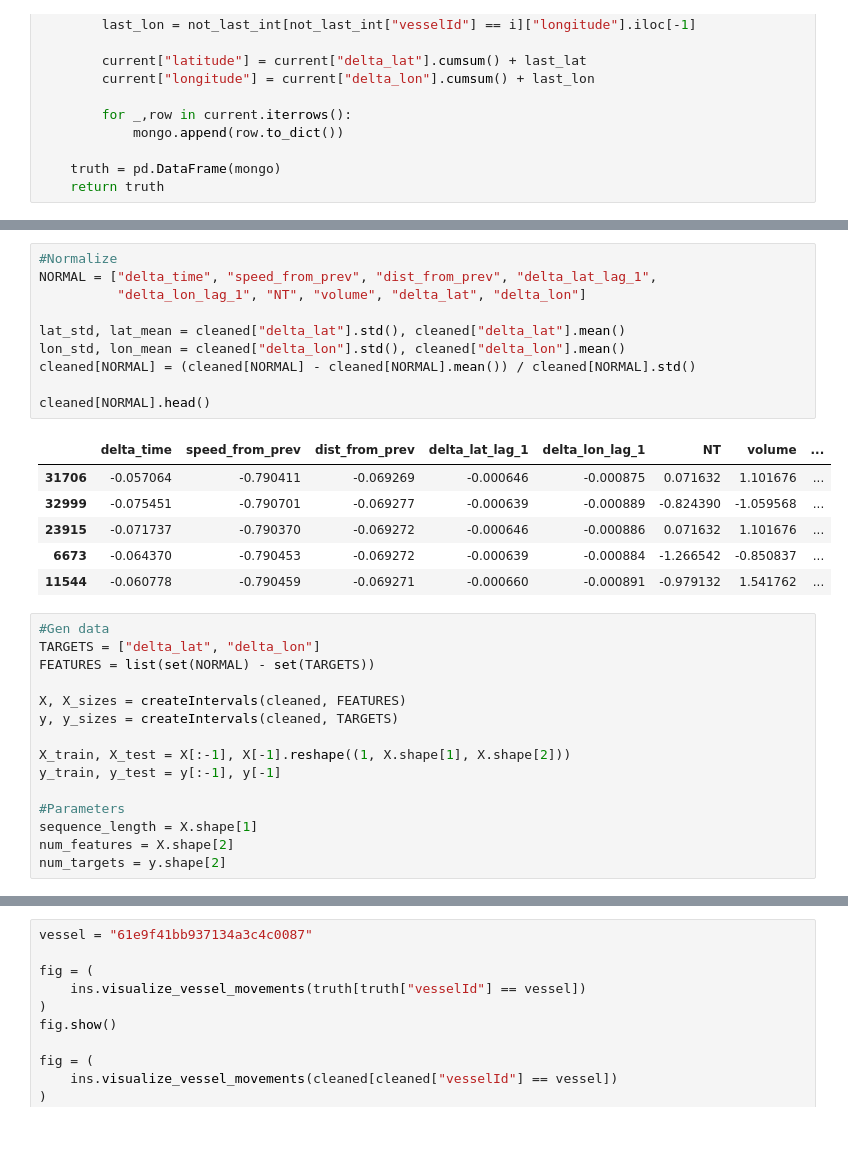
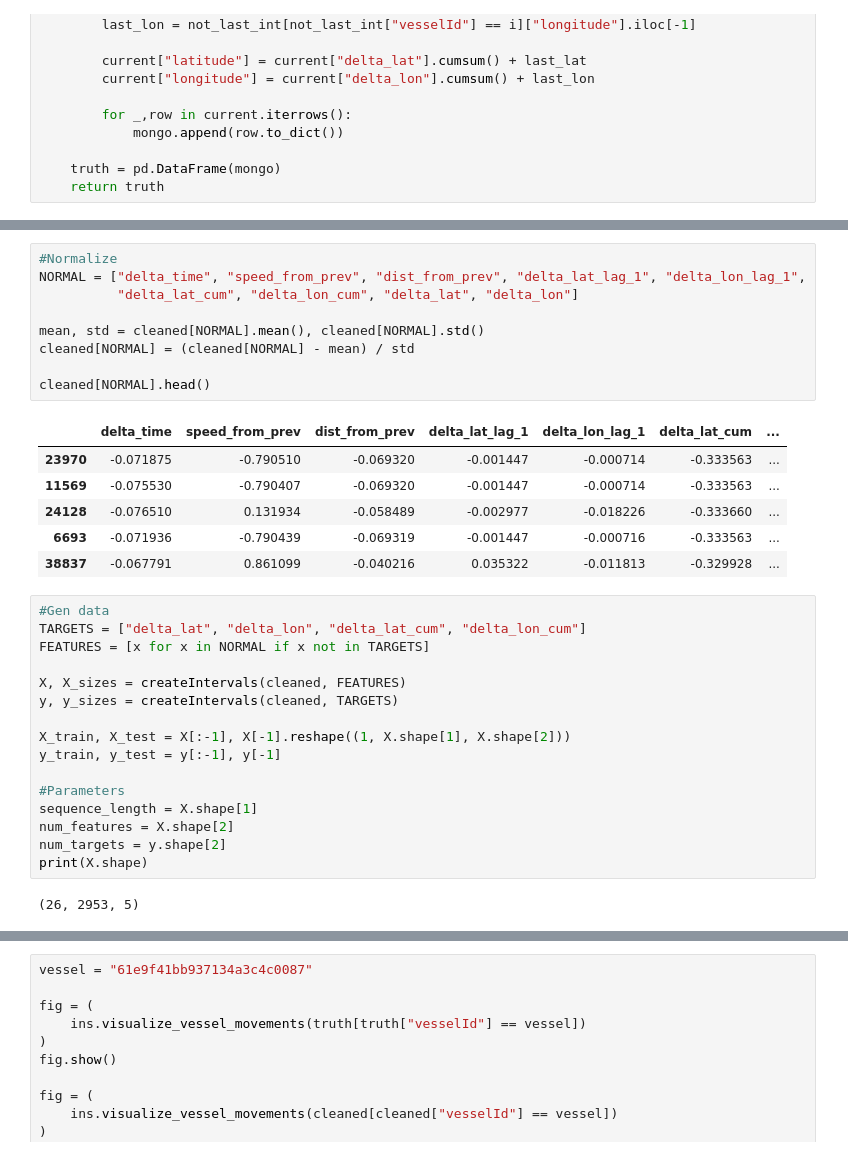
Before and after one commit to baconmoontwist/ML, a Jupyter notebook: rydding/randomforest.ipynb, the cells around one changed output, grey strips where cells are left out. Drawn from its saved outputs; the diff is of its cells as text.

```diff
--- a/rydding/randomforest.ipynb
+++ b/rydding/randomforest.ipynb
@@ -126,24 +128,23 @@ cleaned.head()
 # %%
 #Normalize
-NORMAL = ["delta_time", "speed_from_prev", "dist_from_prev", "delta_lat_lag_1",
-          "delta_lon_lag_1", "NT", "volume", "delta_lat", "delta_lon"]
+NORMAL = ["delta_time", "speed_from_prev", "dist_from_prev", "delta_lat_lag_1", "delta_lon_lag_1",
+          "delta_lat_cum", "delta_lon_cum", "delta_lat", "delta_lon"]
 
-lat_std, lat_mean = cleaned["delta_lat"].std(), cleaned["delta_lat"].mean()
-lon_std, lon_mean = cleaned["delta_lon"].std(), cleaned["delta_lon"].mean()
-cleaned[NORMAL] = (cleaned[NORMAL] - cleaned[NORMAL].mean()) / cleaned[NORMAL].std()
+mean, std = cleaned[NORMAL].mean(), cleaned[NORMAL].std()
+cleaned[NORMAL] = (cleaned[NORMAL] - mean) / std
 
 cleaned[NORMAL].head()
 # %% [output]
-|  | delta_time | speed_from_prev | dist_from_prev | delta_lat_lag_1 | delta_lon_lag_1 | NT | volume | ... |
-| 31706 | -0.057064 | -0.790411 | -0.069269 | -0.000646 | -0.000875 | 0.071632 | 1.101676 | ... |
-| 32999 | -0.075451 | -0.790701 | -0.069277 | -0.000639 | -0.000889 | -0.824390 | -1.059568 | ... |
-| 23915 | -0.071737 | -0.790370 | -0.069272 | -0.000646 | -0.000886 | 0.071632 | 1.101676 | ... |
-| 6673 | -0.064370 | -0.790453 | -0.069272 | -0.000639 | -0.000884 | -1.266542 | -0.850837 | ... |
-| 11544 | -0.060778 | -0.790459 | -0.069271 | -0.000660 | -0.000891 | -0.979132 | 1.541762 | ... |
+|  | delta_time | speed_from_prev | dist_from_prev | delta_lat_lag_1 | delta_lon_lag_1 | delta_lat_cum | ... |
+| 23970 | -0.071875 | -0.790510 | -0.069320 | -0.001447 | -0.000714 | -0.333563 | ... |
+| 11569 | -0.075530 | -0.790407 | -0.069320 | -0.001447 | -0.000714 | -0.333563 | ... |
+| 24128 | -0.076510 | 0.131934 | -0.058489 | -0.002977 | -0.018226 | -0.333660 | ... |
+| 6693 | -0.071936 | -0.790439 | -0.069319 | -0.001447 | -0.000716 | -0.333563 | ... |
+| 38837 | -0.067791 | 0.861099 | -0.040216 | 0.035322 | -0.011813 | -0.329928 | ... |
 # %%
 #Gen data
-TARGETS = ["delta_lat", "delta_lon"]
-FEATURES = list(set(NORMAL) - set(TARGETS))
+TARGETS = ["delta_lat", "delta_lon", "delta_lat_cum", "delta_lon_cum"]
+FEATURES = [x for x in NORMAL if x not in TARGETS]
 
 X, X_sizes = createIntervals(cleaned, FEATURES)
 y, y_sizes = createIntervals(cleaned, TARGETS)
@@ -155,6 +156,9 @@ y_train, y_test = y[:-1], y[-1]
 sequence_length = X.shape[1]
 num_features = X.shape[2]
 num_targets = y.shape[2]
+print(X.shape)
+# %% [output]
+(26, 2953, 5)
 # %%
 #LSTM
 def lstm():
```
Also changed, not shown: parts of 15 cells of this notebook.
